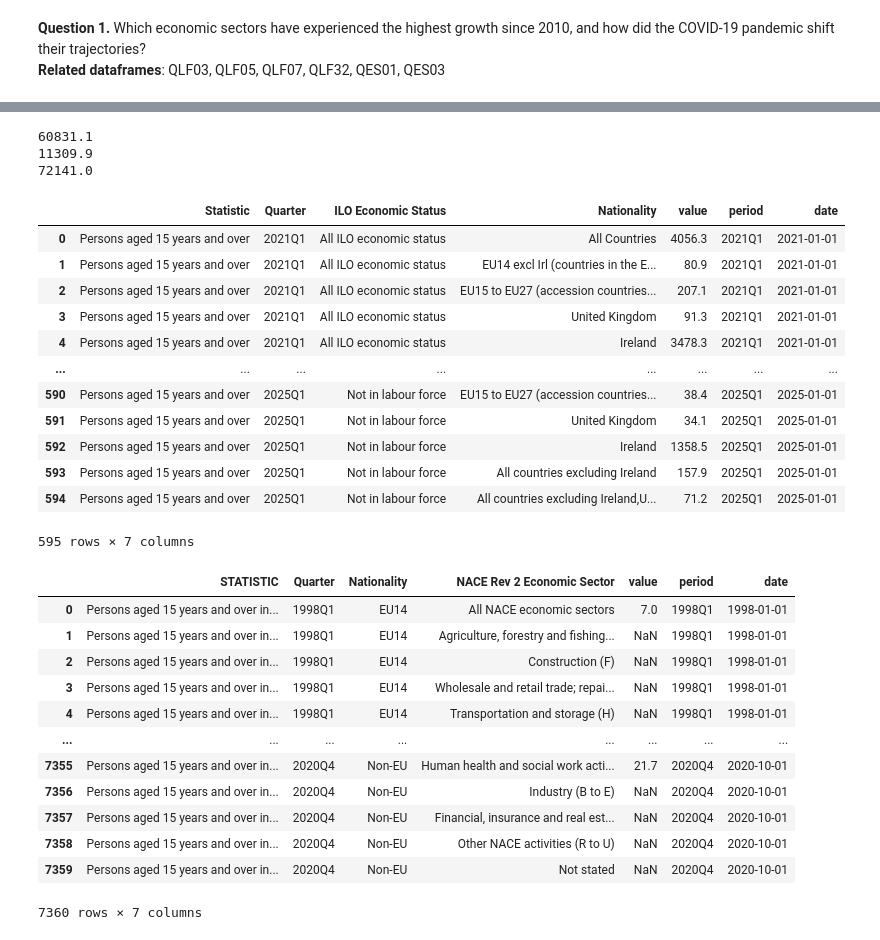
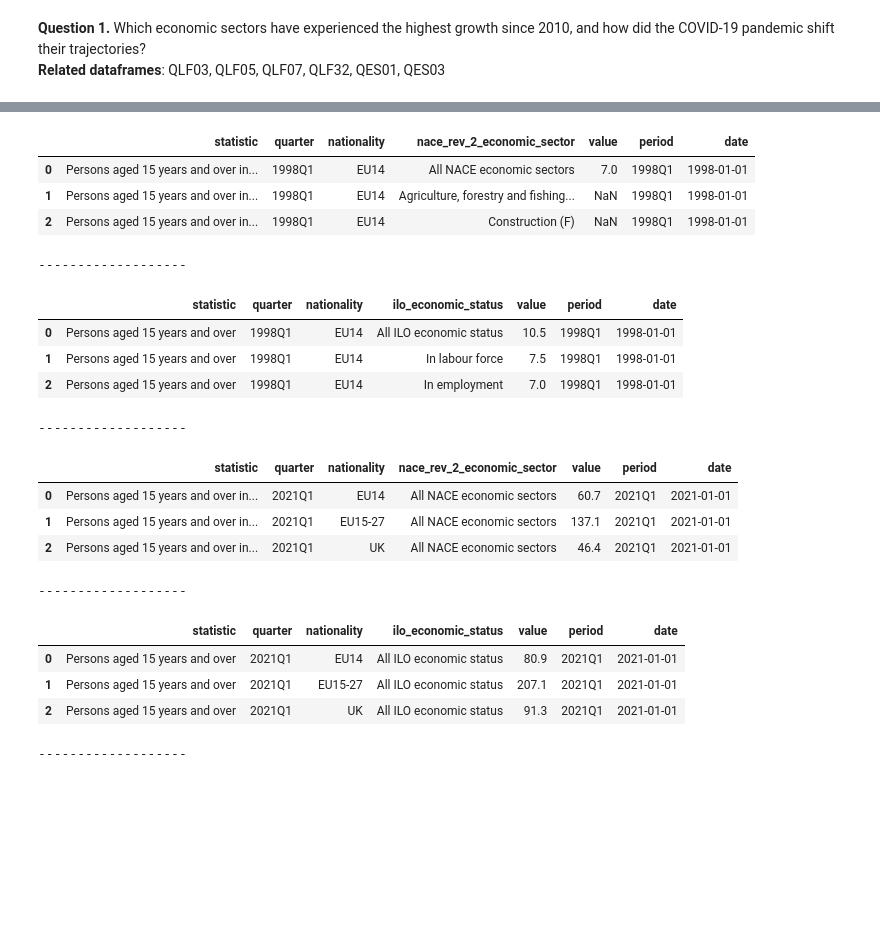
Before and after one commit to no1numa/ireland-workforce-analysis, a Jupyter notebook: notebooks/02_data_cleaning.ipynb, the cells around one changed output, grey strips where cells are left out. Cells and saved outputs as stored; diff of their text form; code cells hidden in the pictures; blank space fills up the shorter version.

```diff
--- a/notebooks/02_data_cleaning.ipynb
+++ b/notebooks/02_data_cleaning.ipynb
@@ -198,12 +110,3 @@ Name: count, dtype: int64
-# %%
-print((df_qlf48.loc[(df_qlf48['Citizenship'] == 'Ireland') & (df_qlf48['ILO Economic Status'] == 'All ILO economic status'), 'value']).sum())
-print((df_qlf48.loc[(df_qlf48['Citizenship'] == 'All countries excluding Ireland')  & (df_qlf48['ILO Economic Status'] == 'All ILO economic status'), 'value']).sum())
-#print(df_qlf48.loc[df_qlf48['Citizenship'] == 'Other nationalities (7)', 'value'].sum())
-print((df_qlf48.loc[(df_qlf48['Citizenship'] == 'All Countries') & (df_qlf48['ILO Economic Status'] == 'All ILO economic status'), 'value']).sum())
-# %% [output]
-60831.1
-11309.9
-72141.0
 # %%
 # dictionary for each nationality in QLF34 and QLF35, all of them being mutually exclusive
 natio_dict = {'EU14 excl Irl (countries in the EU pre 2004 excluding UK & Ireland)': 'EU14',
@@ -223,21 +126,6 @@ df_qlf47.rename(columns={'Citizenship': 'Nationality'},
                          inplace=True)
 df_qlf48.rename(columns={'Citizenship': 'Nationality'},
                          inplace=True)
-df_qlf48
-# %% [output]
-|  | Statistic | Quarter | ILO Economic Status | Nationality | value | period | date |
-| 0 | Persons aged 15 years and over | 2021Q1 | All ILO economic status | All Countries | 4056.3 | 2021Q1 | 2021-01-01 |
-| 1 | Persons aged 15 years and over | 2021Q1 | All ILO economic status | EU14 excl Irl (countries in the E... | 80.9 | 2021Q1 | 2021-01-01 |
-| 2 | Persons aged 15 years and over | 2021Q1 | All ILO economic status | EU15 to EU27 (accession countries... | 207.1 | 2021Q1 | 2021-01-01 |
-| 3 | Persons aged 15 years and over | 2021Q1 | All ILO economic status | United Kingdom | 91.3 | 2021Q1 | 2021-01-01 |
-| 4 | Persons aged 15 years and over | 2021Q1 | All ILO economic status | Ireland | 3478.3 | 2021Q1 | 2021-01-01 |
-| ... | ... | ... | ... | ... | ... | ... | ... |
-| 590 | Persons aged 15 years and over | 2025Q1 | Not in labour force | EU15 to EU27 (accession countries... | 38.4 | 2025Q1 | 2025-01-01 |
-| 591 | Persons aged 15 years and over | 2025Q1 | Not in labour force | United Kingdom | 34.1 | 2025Q1 | 2025-01-01 |
-| 592 | Persons aged 15 years and over | 2025Q1 | Not in labour force | Ireland | 1358.5 | 2025Q1 | 2025-01-01 |
-| 593 | Persons aged 15 years and over | 2025Q1 | Not in labour force | All countries excluding Ireland | 157.9 | 2025Q1 | 2025-01-01 |
-| 594 | Persons aged 15 years and over | 2025Q1 | Not in labour force | All countries excluding Ireland,U... | 71.2 | 2025Q1 | 2025-01-01 |
-595 rows × 7 columns
 # %%
 q2_dataframes = [df_qlf34, df_qlf35, df_qlf47, df_qlf48]
 # %%
@@ -251,7 +139,7 @@ for df in q2_dataframes:
     df.drop(df[df['Nationality'].isnull()].index, inplace=True)
     df.reset_index(drop=True, inplace=True)
 
-
+    df.columns = df.columns.map(lambda x: x.lower().replace(' ', '_'))
 
 #df_qlf34['Nationality'] = df_qlf34['Nationality'].map(natio_dict)
 #df_qlf35['Nationality'] = df_qlf35['Nationality'].map(natio_dict)
@@ -261,18 +149,36 @@ for df in q2_dataframes:
 #df.drop(df[df['Nationality'].isnull()].index, inplace=True)
 #df.reset_index(drop=True,
 #                     inplace=True)
-df_qlf34
-# %% [output]
-|  | STATISTIC | Quarter | Nationality | NACE Rev 2 Economic Sector | value | period | date |
-| 0 | Persons aged 15 years and over in... | 1998Q1 | EU14 | All NACE economic sectors | 7.0 | 1998Q1 | 1998-01-01 |
-| 1 | Persons aged 15 years and over in... | 1998Q1 | EU14 | Agriculture, forestry and fishing... | NaN | 1998Q1 | 1998-01-01 |
-| 2 | Persons aged 15 years and over in... | 1998Q1 | EU14 | Construction (F) | NaN | 1998Q1 | 1998-01-01 |
-| 3 | Persons aged 15 years and over in... | 1998Q1 | EU14 | Wholesale and retail trade; repai... | NaN | 1998Q1 | 1998-01-01 |
-| 4 | Persons aged 15 years and over in... | 1998Q1 | EU14 | Transportation and storage (H) | NaN | 1998Q1 | 1998-01-01 |
-| ... | ... | ... | ... | ... | ... | ... | ... |
-| 7355 | Persons aged 15 years and over in... | 2020Q4 | Non-EU | Human health and social work acti... | 21.7 | 2020Q4 | 2020-10-01 |
-| 7356 | Persons aged 15 years and over in... | 2020Q4 | Non-EU | Industry (B to E) | NaN | 2020Q4 | 2020-10-01 |
-| 7357 | Persons aged 15 years and over in... | 2020Q4 | Non-EU | Financial, insurance and real est... | NaN | 2020Q4 | 2020-10-01 |
-| 7358 | Persons aged 15 years and over in... | 2020Q4 | Non-EU | Other NACE activities (R to U) | NaN | 2020Q4 | 2020-10-01 |
-| 7359 | Persons aged 15 years and over in... | 2020Q4 | Non-EU | Not stated | NaN | 2020Q4 | 2020-10-01 |
-7360 rows × 7 columns
+# %%
+# ordering the dataframes based on the ones they will concatenate
+df_qlf47 = df_qlf47[df_qlf34.columns]
+df_qlf48 = df_qlf48[df_qlf35.columns]
+# %%
+q2_dataframes = [df_qlf34, df_qlf35, df_qlf47, df_qlf48]
+
+for df in q2_dataframes:
+    df_v = df
+
+    display(df_v.head(3))
+    print('-------------------')
+# %% [output]
+|  | statistic | quarter | nationality | nace_rev_2_economic_sector | value | period | date |
+| 0 | Persons aged 15 years and over in... | 1998Q1 | EU14 | All NACE economic sectors | 7.0 | 1998Q1 | 1998-01-01 |
+| 1 | Persons aged 15 years and over in... | 1998Q1 | EU14 | Agriculture, forestry and fishing... | NaN | 1998Q1 | 1998-01-01 |
+| 2 | Persons aged 15 years and over in... | 1998Q1 | EU14 | Construction (F) | NaN | 1998Q1 | 1998-01-01 |
+-------------------
+|  | statistic | quarter | nationality | ilo_economic_status | value | period | date |
+| 0 | Persons aged 15 years and over | 1998Q1 | EU14 | All ILO economic status | 10.5 | 1998Q1 | 1998-01-01 |
+| 1 | Persons aged 15 years and over | 1998Q1 | EU14 | In labour force | 7.5 | 1998Q1 | 1998-01-01 |
+| 2 | Persons aged 15 years and over | 1998Q1 | EU14 | In employment | 7.0 | 1998Q1 | 1998-01-01 |
+-------------------
+|  | statistic | quarter | nationality | nace_rev_2_economic_sector | value | period | date |
+| 0 | Persons aged 15 years and over in... | 2021Q1 | EU14 | All NACE economic sectors | 60.7 | 2021Q1 | 2021-01-01 |
+| 1 | Persons aged 15 years and over in... | 2021Q1 | EU15-27 | All NACE economic sectors | 137.1 | 2021Q1 | 2021-01-01 |
+| 2 | Persons aged 15 years and over in... | 2021Q1 | UK | All NACE economic sectors | 46.4 | 2021Q1 | 2021-01-01 |
+-------------------
+|  | statistic | quarter | nationality | ilo_economic_status | value | period | date |
+| 0 | Persons aged 15 years and over | 2021Q1 | EU14 | All ILO economic status | 80.9 | 2021Q1 | 2021-01-01 |
+| 1 | Persons aged 15 years and over | 2021Q1 | EU15-27 | All ILO economic status | 207.1 | 2021Q1 | 2021-01-01 |
+| 2 | Persons aged 15 years and over | 2021Q1 | UK | All ILO economic status | 91.3 | 2021Q1 | 2021-01-01 |
+-------------------
```
Also changed, not shown: parts of 7 cells of this notebook, 1 other file.
